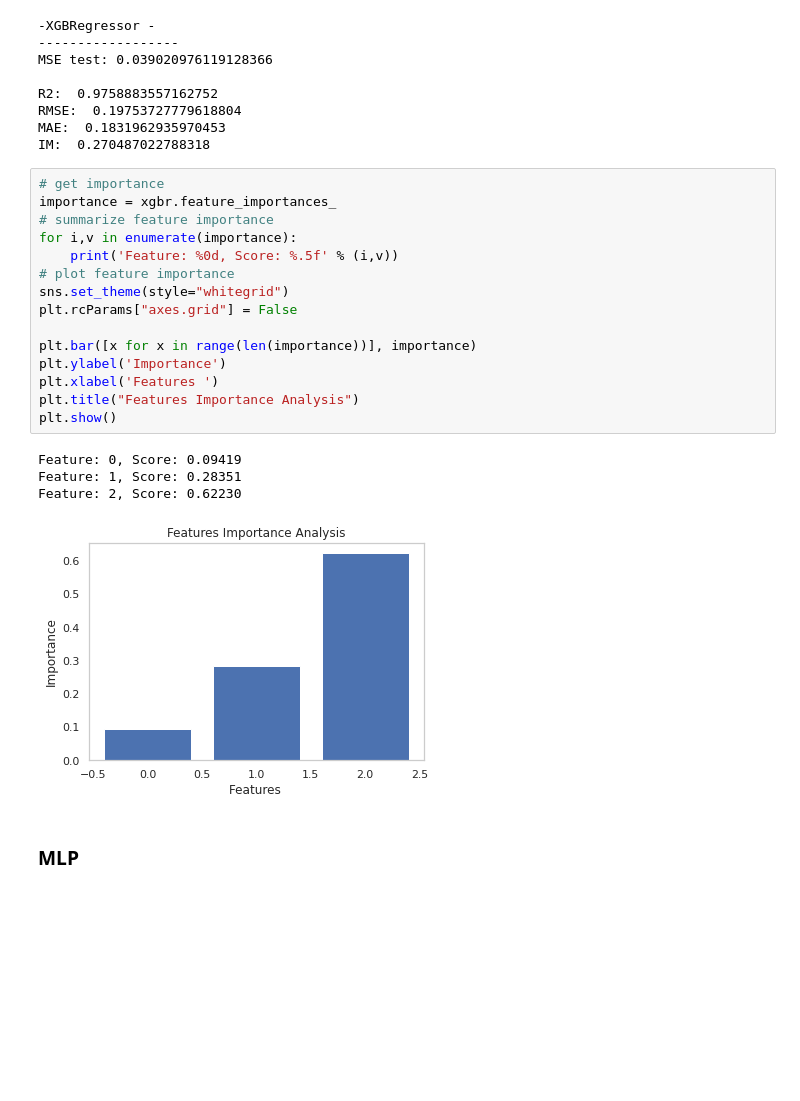
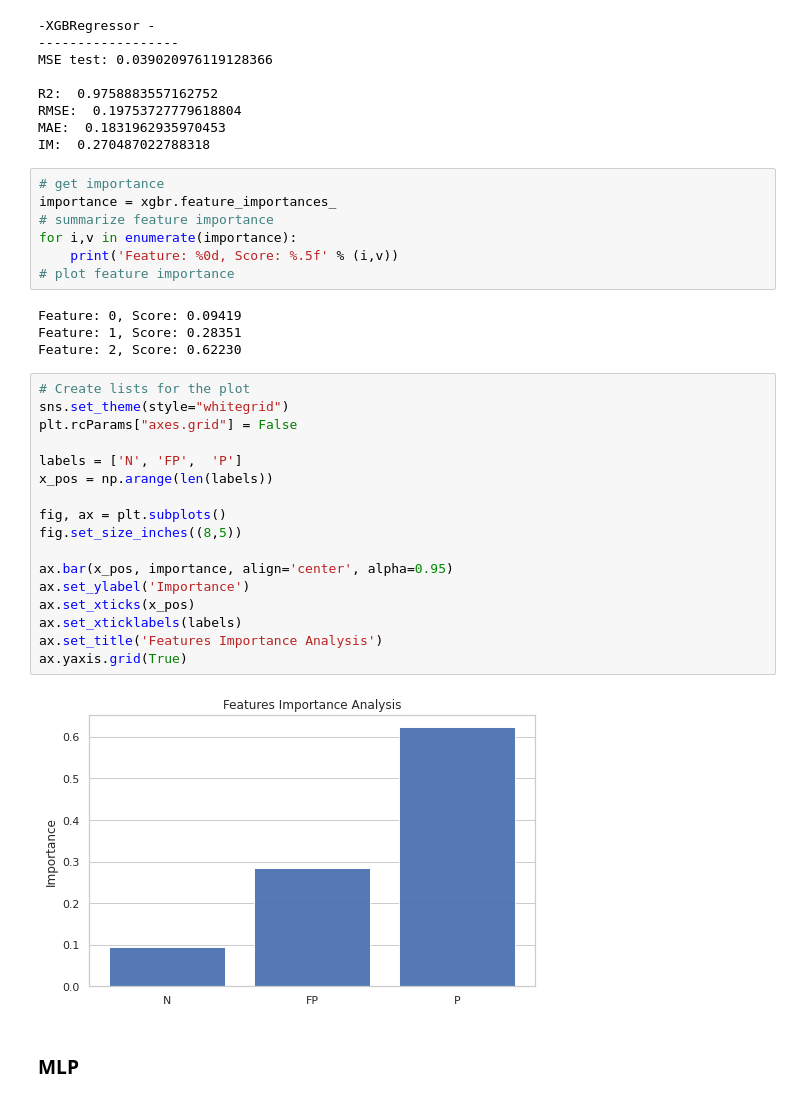
Before and after one commit to GermanOmar/LAFW, a Jupyter notebook: LARFW_IJAMT.ipynb, the cells around one changed output. Saved outputs shown, nothing was run; the diff lists cells and outputs as text; blank space fills up the shorter version.

```diff
--- a/LARFW_IJAMT.ipynb
+++ b/LARFW_IJAMT.ipynb
@@ -305,19 +303,29 @@ importance = xgbr.feature_importances_
 for i,v in enumerate(importance):
 	print('Feature: %0d, Score: %.5f' % (i,v))
 # plot feature importance
-sns.set_theme(style="whitegrid")
-plt.rcParams["axes.grid"] = False
-
-plt.bar([x for x in range(len(importance))], importance)
-plt.ylabel('Importance')
-plt.xlabel('Features ')
-plt.title("Features Importance Analysis")
-plt.show()
 # %% [output]
 Feature: 0, Score: 0.09419
 Feature: 1, Score: 0.28351
 Feature: 2, Score: 0.62230
-[figure, removed]
+# %%
+# Create lists for the plot
+sns.set_theme(style="whitegrid")
+plt.rcParams["axes.grid"] = False
+
+labels = ['N', 'FP',  'P']
+x_pos = np.arange(len(labels))
+
+fig, ax = plt.subplots()
+fig.set_size_inches((8,5))
+
+ax.bar(x_pos, importance, align='center', alpha=0.95)
+ax.set_ylabel('Importance')
+ax.set_xticks(x_pos)
+ax.set_xticklabels(labels)
+ax.set_title('Features Importance Analysis')
+ax.yaxis.grid(True)
+# %% [output]
+[figure, added]
 # %% [markdown]
 ### MLP
 # %%
```
Also changed, not shown: parts of 6 cells of this notebook.
